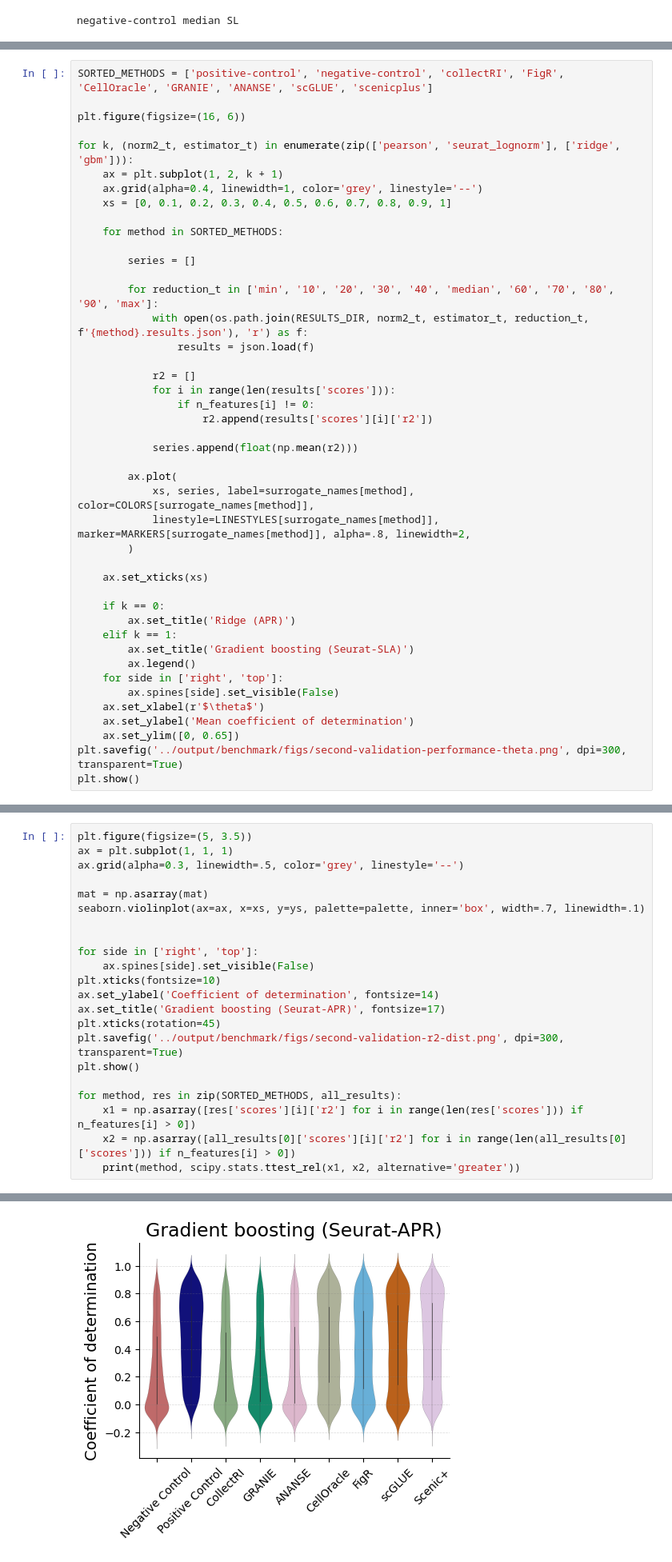
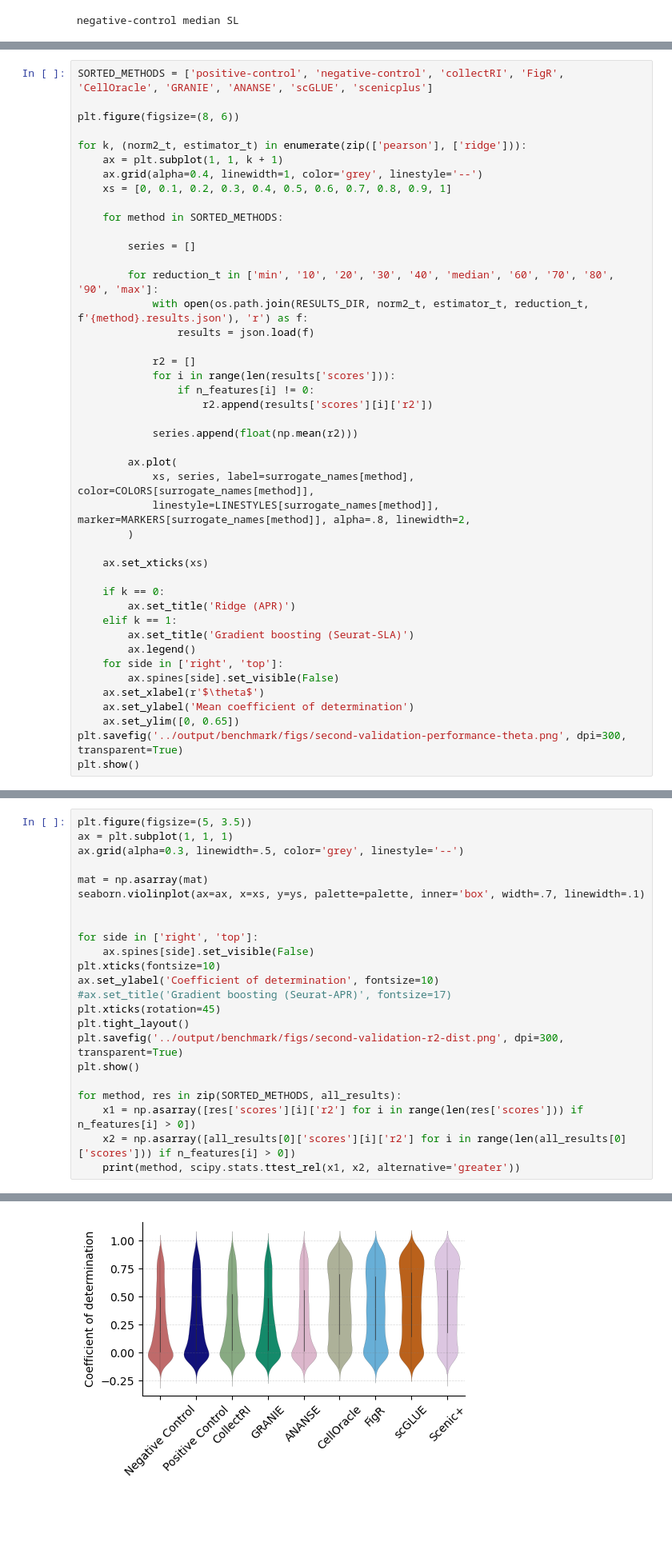
Before and after one commit to janursa/grn_benchmark, a Jupyter notebook: notebooks/second-validation.ipynb, the cells around one changed output, grey strips where cells are left out. Shown at 80% size. Drawn from its saved outputs; the diff is of its cells as text; blank space fills up the shorter version.

```diff
--- a/notebooks/second-validation.ipynb
+++ b/notebooks/second-validation.ipynb
@@ -323,10 +323,10 @@ MARKERS = {
 # %%
 SORTED_METHODS = ['positive-control', 'negative-control', 'collectRI', 'FigR', 'CellOracle', 'GRANIE', 'ANANSE', 'scGLUE', 'scenicplus']
 
-plt.figure(figsize=(16, 6))
+plt.figure(figsize=(8, 6))
 
-for k, (norm2_t, estimator_t) in enumerate(zip(['pearson', 'seurat_lognorm'], ['ridge', 'gbm'])):
-    ax = plt.subplot(1, 2, k + 1)
+for k, (norm2_t, estimator_t) in enumerate(zip(['pearson'], ['ridge'])):
+    ax = plt.subplot(1, 1, k + 1)
     ax.grid(alpha=0.4, linewidth=1, color='grey', linestyle='--')
     xs = [0, 0.1, 0.2, 0.3, 0.4, 0.5, 0.6, 0.7, 0.8, 0.9, 1]
 
@@ -405,28 +405,29 @@ gbm & seurat_pearson & 0.266 & \textbf{0.473} & 0.289 & 0.271 & 0.298 & 0.428 &
 # %%
 plt.figure(figsize=(5, 3.5))
 ax = plt.subplot(1, 1, 1)
 ax.grid(alpha=0.3, linewidth=.5, color='grey', linestyle='--')
 
 mat = np.asarray(mat)
 seaborn.violinplot(ax=ax, x=xs, y=ys, palette=palette, inner='box', width=.7, linewidth=.1)
 
 
 for side in ['right', 'top']:
     ax.spines[side].set_visible(False)
 plt.xticks(fontsize=10)
-ax.set_ylabel('Coefficient of determination', fontsize=14)
-ax.set_title('Gradient boosting (Seurat-APR)', fontsize=17)
+ax.set_ylabel('Coefficient of determination', fontsize=10)
+#ax.set_title('Gradient boosting (Seurat-APR)', fontsize=17)
 plt.xticks(rotation=45)
+plt.tight_layout()
 plt.savefig('../output/benchmark/figs/second-validation-r2-dist.png', dpi=300, transparent=True)
 plt.show()
 
 for method, res in zip(SORTED_METHODS, all_results):
     x1 = np.asarray([res['scores'][i]['r2'] for i in range(len(res['scores'])) if n_features[i] > 0])
     x2 = np.asarray([all_results[0]['scores'][i]['r2'] for i in range(len(all_results[0]['scores'])) if n_features[i] > 0])
     print(method, scipy.stats.ttest_rel(x1, x2, alternative='greater'))
 # %% [output]
 Passing `palette` without assigning `hue` is deprecated and will be removed in v0.14.0. Assign the `x` variable to `hue` and set `legend=False` for the same effect.
 
   seaborn.violinplot(ax=ax, x=xs, y=ys, palette=palette, inner='box', width=.7, linewidth=.1)
-[figure, old version]
+[figure, new version]
 negative-control TtestResult(statistic=nan, pvalue=nan, df=5881)
```
Also changed, not shown: parts of 5 cells of this notebook, 9 other files.
